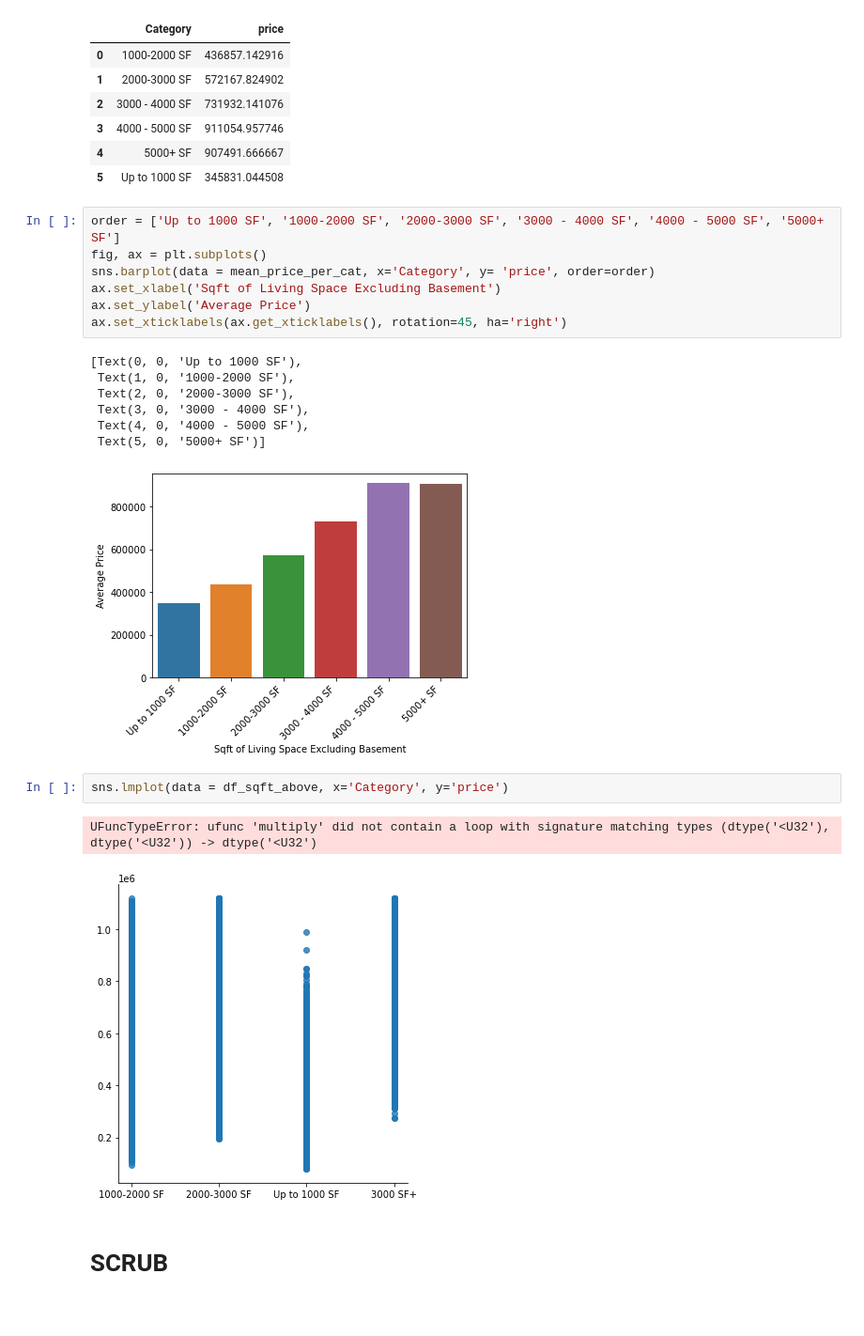
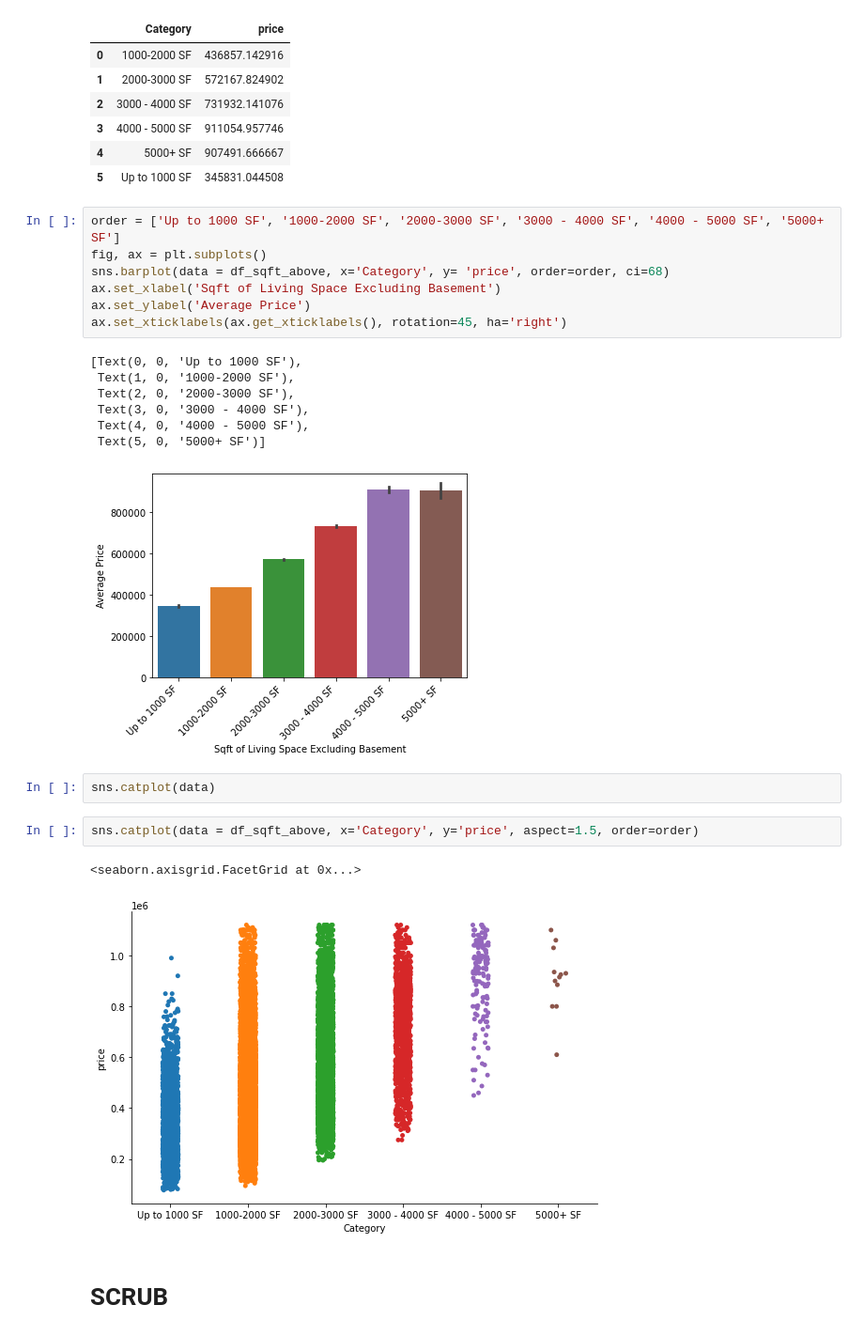
Before and after one commit to ebtezcan/dsc-phase-2-project, a Jupyter notebook: index_OSEMN_plus_mvp.ipynb, the cells around one changed output. Shown at 94% size. Drawn from its saved outputs; the diff is of its cells as text.

```diff
--- a/index_OSEMN_plus_mvp.ipynb
+++ b/index_OSEMN_plus_mvp.ipynb
@@ -1302,7 +1302,7 @@ mean_price_per_cat
 # %%
 order = ['Up to 1000 SF', '1000-2000 SF', '2000-3000 SF', '3000 - 4000 SF', '4000 - 5000 SF', '5000+ SF']
 fig, ax = plt.subplots()
-sns.barplot(data = mean_price_per_cat, x='Category', y= 'price', order=order)
+sns.barplot(data = df_sqft_above, x='Category', y= 'price', order=order, ci=68)
 ax.set_xlabel('Sqft of Living Space Excluding Basement')
 ax.set_ylabel('Average Price')
 ax.set_xticklabels(ax.get_xticklabels(), rotation=45, ha='right')
@@ -1313,12 +1313,14 @@ ax.set_xticklabels(ax.get_xticklabels(), rotation=45, ha='right')
  Text(3, 0, '3000 - 4000 SF'),
  Text(4, 0, '4000 - 5000 SF'),
  Text(5, 0, '5000+ SF')]
-[figure, old version]
+[figure, new version]
+# %%
+sns.catplot(data)
 # %%
-sns.lmplot(data = df_sqft_above, x='Category', y='price')
+sns.catplot(data = df_sqft_above, x='Category', y='price', aspect=1.5, order=order)
 # %% [output]
-UFuncTypeError: ufunc 'multiply' did not contain a loop with signature matching types (dtype('<U32'), dtype('<U32')) -> dtype('<U32')
+<seaborn.axisgrid.FacetGrid at 0x...>
-[figure, old version]
+[figure, new version]
 # %% [markdown]
 # SCRUB
 # %% [markdown]
```
Also changed, not shown: parts of 1 cell of this notebook, 1 other file.
